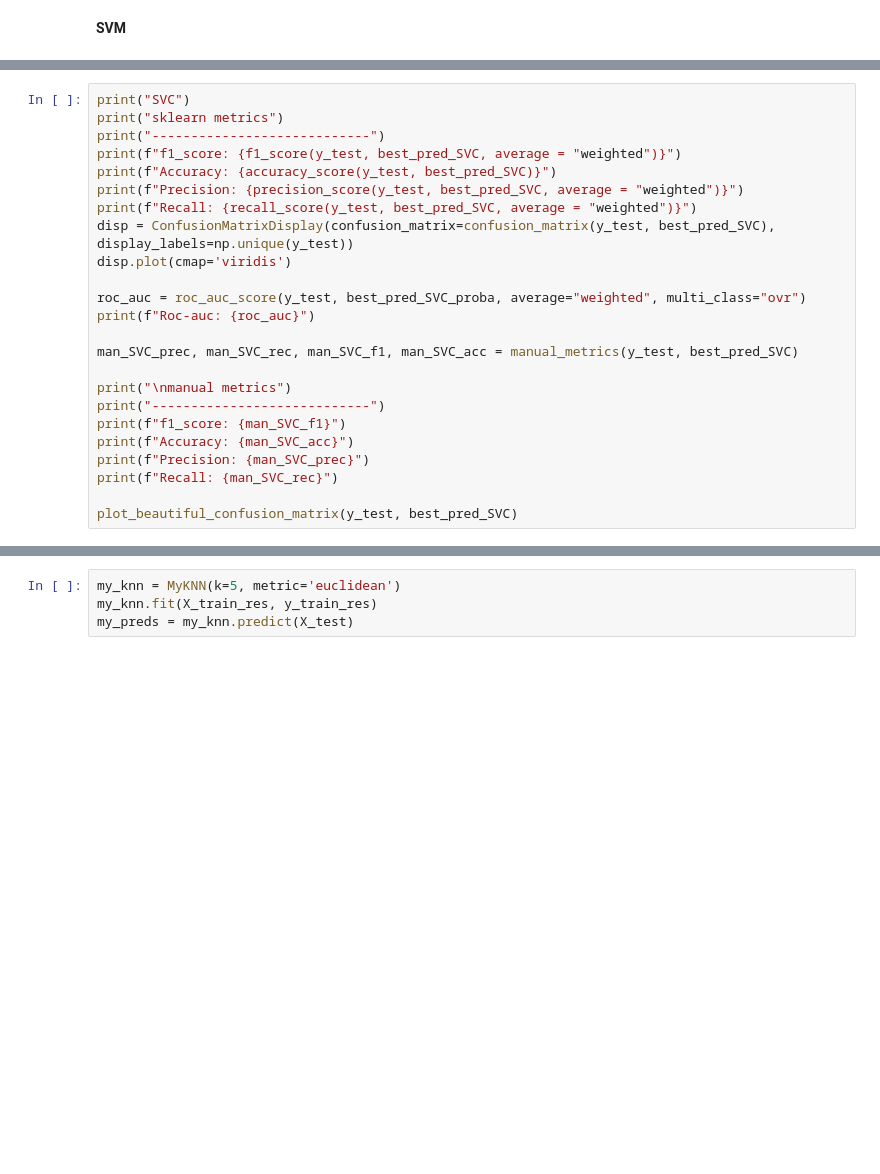
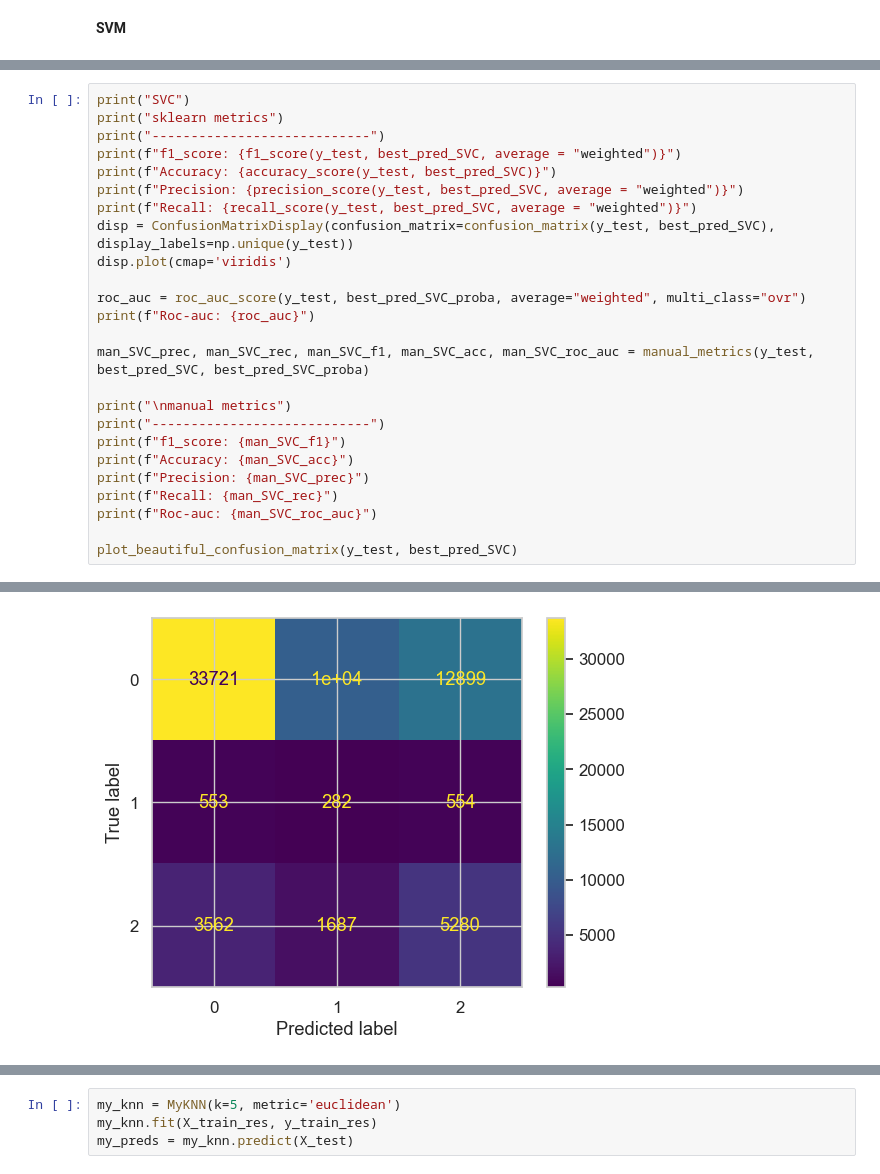
Before and after one commit to Chaizee/OMSTU_ML_LABS, a Jupyter notebook: lab3/lab3_class.ipynb, the cells around one changed output, grey strips where cells are left out. Saved outputs shown, nothing was run; the diff lists cells and outputs as text; blank space fills up the shorter version.

```diff
--- a/lab3/lab3_class.ipynb
+++ b/lab3/lab3_class.ipynb
@@ -561,7 +572,7 @@ disp.plot(cmap='viridis')
 roc_auc = roc_auc_score(y_test, best_pred_SVC_proba, average="weighted", multi_class="ovr")
 print(f"Roc-auc: {roc_auc}")
 
-man_SVC_prec, man_SVC_rec, man_SVC_f1, man_SVC_acc = manual_metrics(y_test, best_pred_SVC)
+man_SVC_prec, man_SVC_rec, man_SVC_f1, man_SVC_acc, man_SVC_roc_auc = manual_metrics(y_test, best_pred_SVC, best_pred_SVC_proba)
 
 print("\nmanual metrics")
 print("----------------------------")
@@ -569,5 +580,7 @@ print(f"f1_score: {man_SVC_f1}")
 print(f"Accuracy: {man_SVC_acc}")
 print(f"Precision: {man_SVC_prec}")
 print(f"Recall: {man_SVC_rec}")
+print(f"Roc-auc: {man_SVC_roc_auc}")
 
 plot_beautiful_confusion_matrix(y_test, best_pred_SVC)
+# %% [output]
@@ -573,0 +603 @@ plot_beautiful_confusion_matrix(y_test, best_pred_SVC)
+[figure, added]
```
Also changed, not shown: parts of 17 cells of this notebook.
